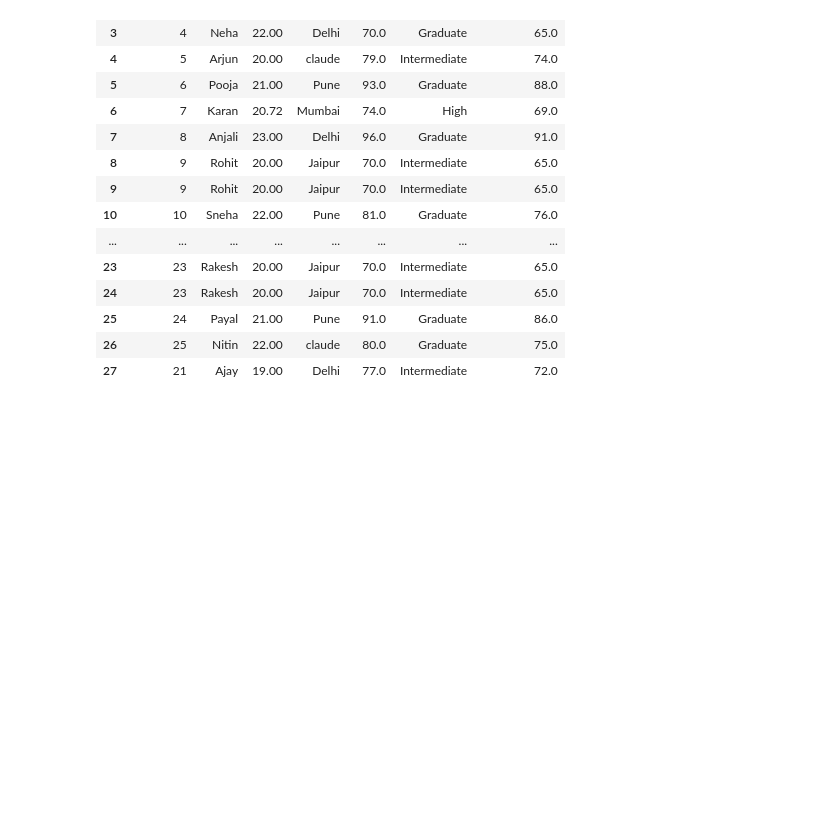
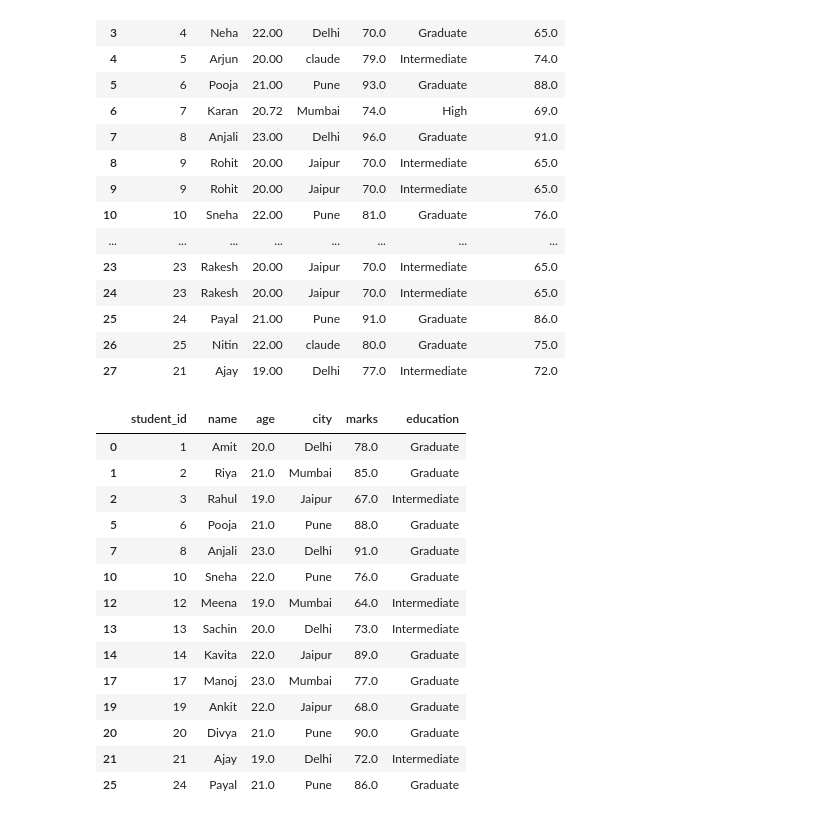
Before and after one commit to Ranjit-Singh-786/evetest, a Jupyter notebook: data_cleaning_preprocessing.ipynb, the cells around one changed output. Saved outputs shown, nothing was run; the diff lists cells and outputs as text; code cells hidden in the pictures; blank space fills up the shorter version.

```diff
--- a/data_cleaning_preprocessing.ipynb
+++ b/data_cleaning_preprocessing.ipynb
@@ -386,4 +386,4 @@ df.dropna(axis=1)
 # %%
 df['teddy'] = 1
 # %%
-df.dropna()
+df.dropna(inplace=True)
@@ -427,3 +409,21 @@ df.drop([2])
 | 25 | 24 | Payal | 21.00 | Pune | 91.0 | Graduate | 86.0 |
 | 26 | 25 | Nitin | 22.00 | claude | 80.0 | Graduate | 75.0 |
 | 27 | 21 | Ajay | 19.00 | Delhi | 77.0 | Intermediate | 72.0 |
+# %%
+df
+# %% [output]
+|  | student_id | name | age | city | marks | education |
+| 0 | 1 | Amit | 20.0 | Delhi | 78.0 | Graduate |
+| 1 | 2 | Riya | 21.0 | Mumbai | 85.0 | Graduate |
+| 2 | 3 | Rahul | 19.0 | Jaipur | 67.0 | Intermediate |
+| 5 | 6 | Pooja | 21.0 | Pune | 88.0 | Graduate |
+| 7 | 8 | Anjali | 23.0 | Delhi | 91.0 | Graduate |
+| 10 | 10 | Sneha | 22.0 | Pune | 76.0 | Graduate |
+| 12 | 12 | Meena | 19.0 | Mumbai | 64.0 | Intermediate |
+| 13 | 13 | Sachin | 20.0 | Delhi | 73.0 | Intermediate |
+| 14 | 14 | Kavita | 22.0 | Jaipur | 89.0 | Graduate |
+| 17 | 17 | Manoj | 23.0 | Mumbai | 77.0 | Graduate |
+| 19 | 19 | Ankit | 22.0 | Jaipur | 68.0 | Graduate |
+| 20 | 20 | Divya | 21.0 | Pune | 90.0 | Graduate |
+| 21 | 21 | Ajay | 19.0 | Delhi | 72.0 | Intermediate |
+| 25 | 24 | Payal | 21.0 | Pune | 86.0 | Graduate |
```
Also changed, not shown: parts of 1 cell of this notebook, 3 other files.
